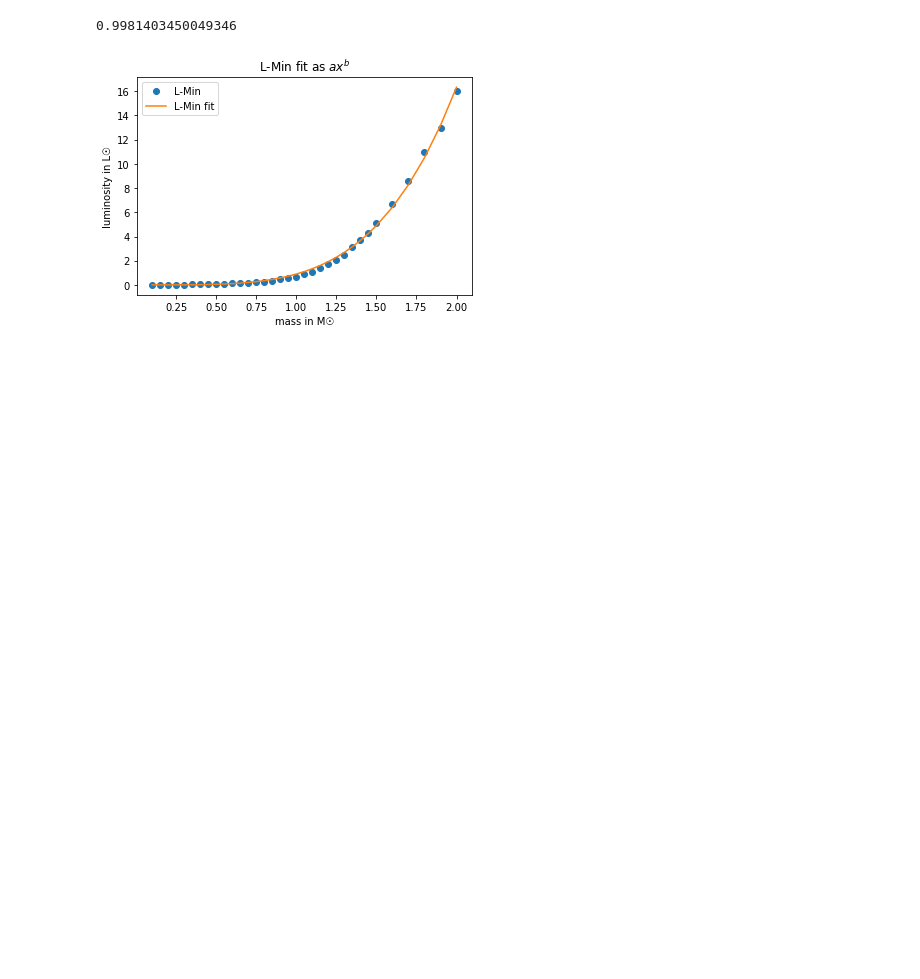
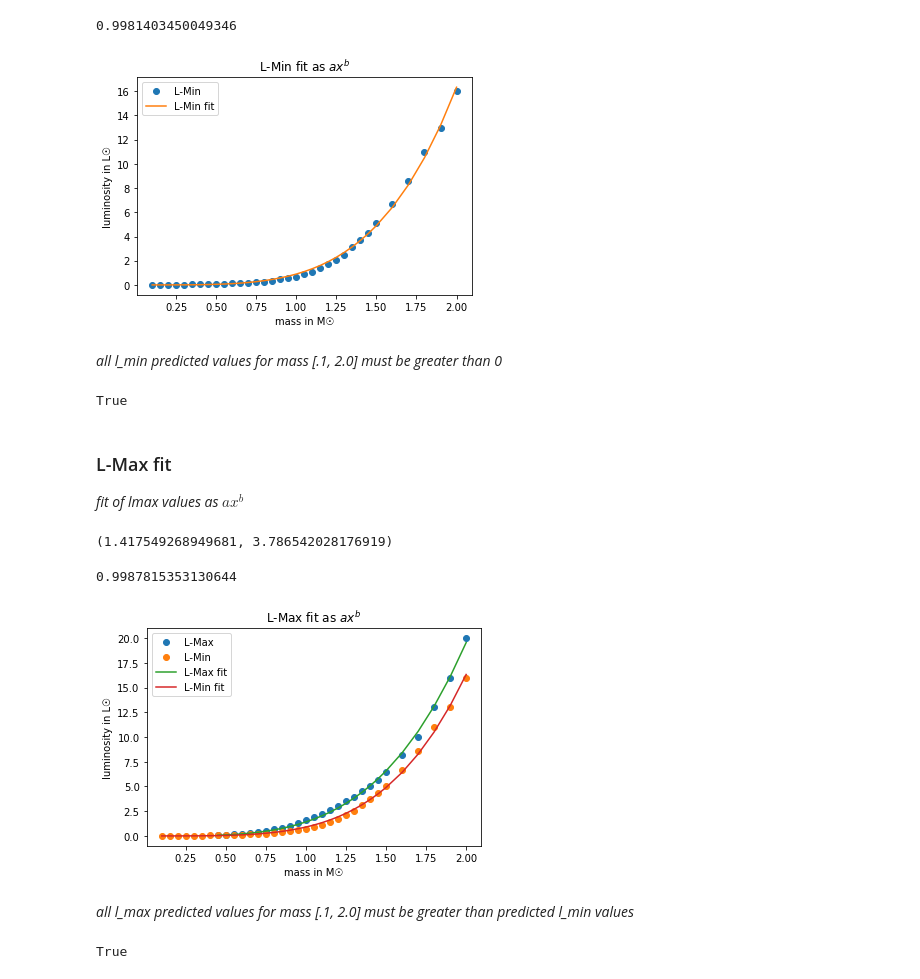
Before and after one commit to vialdj/gs4worldbuilding, a Jupyter notebook: dev/stellar_evolution.ipynb, the cells around one changed output. Saved outputs shown, nothing was run; the diff lists cells and outputs as text; code cells hidden in the pictures; blank space fills up the shorter version.

```diff
--- a/dev/stellar_evolution.ipynb
+++ b/dev/stellar_evolution.ipynb
@@ -1,15 +13,9 @@
 # %%
-import numpy as np
-from pandas import read_csv
 from scipy.optimize import curve_fit
 
-df = pd.read_csv('stellar_evolution.csv')
-df = df.set_index(df.mass)
 
 x = df.index
 y = df.l_min
-
-# fitting l_min with exponential function
 popt, _ = curve_fit(lambda x, a, b: a * x ** b, x, y)
 a, b = popt
 a, b
@@ -18,8 +26,8 @@ a, b
 # %%
-y_pred = df.index.map(lambda x: a * x ** b)
+import numpy as np
 
-# r-squared fitness score
-r2 = 1 - (np.sum((y - y_pred) ** 2) / np.sum((y - np.mean(y)) ** 2))
+l_min = x.map(lambda x: a * x ** b)
+r2 = 1 - (np.sum((y - l_min) ** 2) / np.sum((y - np.mean(y)) ** 2))
 r2
 # %% [output]
 0.9981403450049346
@@ -41,0 +48,49 @@ assert all(v >= 0 for v in y_pred)
+# %% [markdown]
+*all l_min predicted values for mass \[.1, 2.0\] must be greater than 0*
+# %%
+all(v >= 0 for v in l_min)
+# %% [output]
+True
+# %% [markdown]
+### L-Max fit
+*fit of lmax values as $ax^b$*
+# %%
+df_filtered = df[df.index >= .45]
+x = df_filtered.index
+y = df_filtered.l_max
+popt, _ = curve_fit(lambda x, a, b: a * x ** b, x, y)
+a, b = popt
+a, b
+# %% [output]
+(1.417549268949681, 3.786542028176919)
+# %%
+import numpy as np
+
+l_max = x.map(lambda x: a * x ** b)
+r2 = 1 - (np.sum((y - l_max) ** 2) / np.sum((y - np.mean(y)) ** 2))
+r2
+# %% [output]
+0.9987815353130644
+# %%
+import matplotlib.pyplot as plt
+
+
+_, ax = plt.subplots()
+ax.set_title(r"L-Max fit as $ax^b$")
+ax.plot(x, y, 'o', label='L-Max')
+ax.plot(df.index, df.l_min, 'o', label='L-Min')
+ax.plot(x, l_max, '-', label='L-Max fit')
+ax.plot(df.index, l_min, '-', label='L-Min fit')
+ax.set_xlabel('mass in M☉')
+ax.set_ylabel('luminosity in L☉')
+ax.legend()
+plt.show()
+# %% [output]
+[figure, added]
+# %% [markdown]
+*all l_max predicted values for mass [.1, 2.0] must be greater than predicted l_min values*
+# %%
+diff = [l_max[i] - l_min[i] for i in range(len(df_filtered.index))]
+all(d >= 0 for d in diff)
+# %% [output]
+True
```
Also changed, not shown: parts of 6 cells of this notebook, 1 other file.
